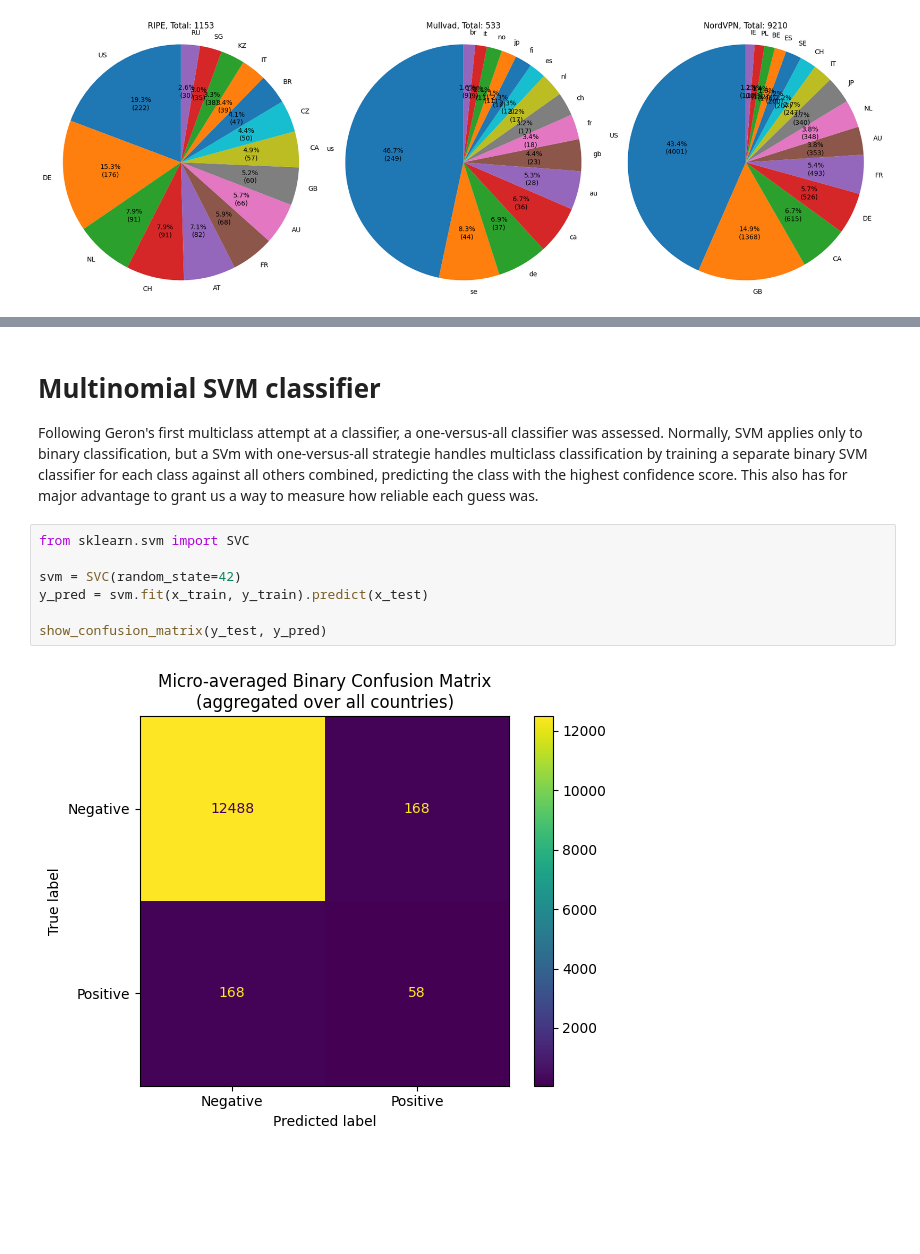
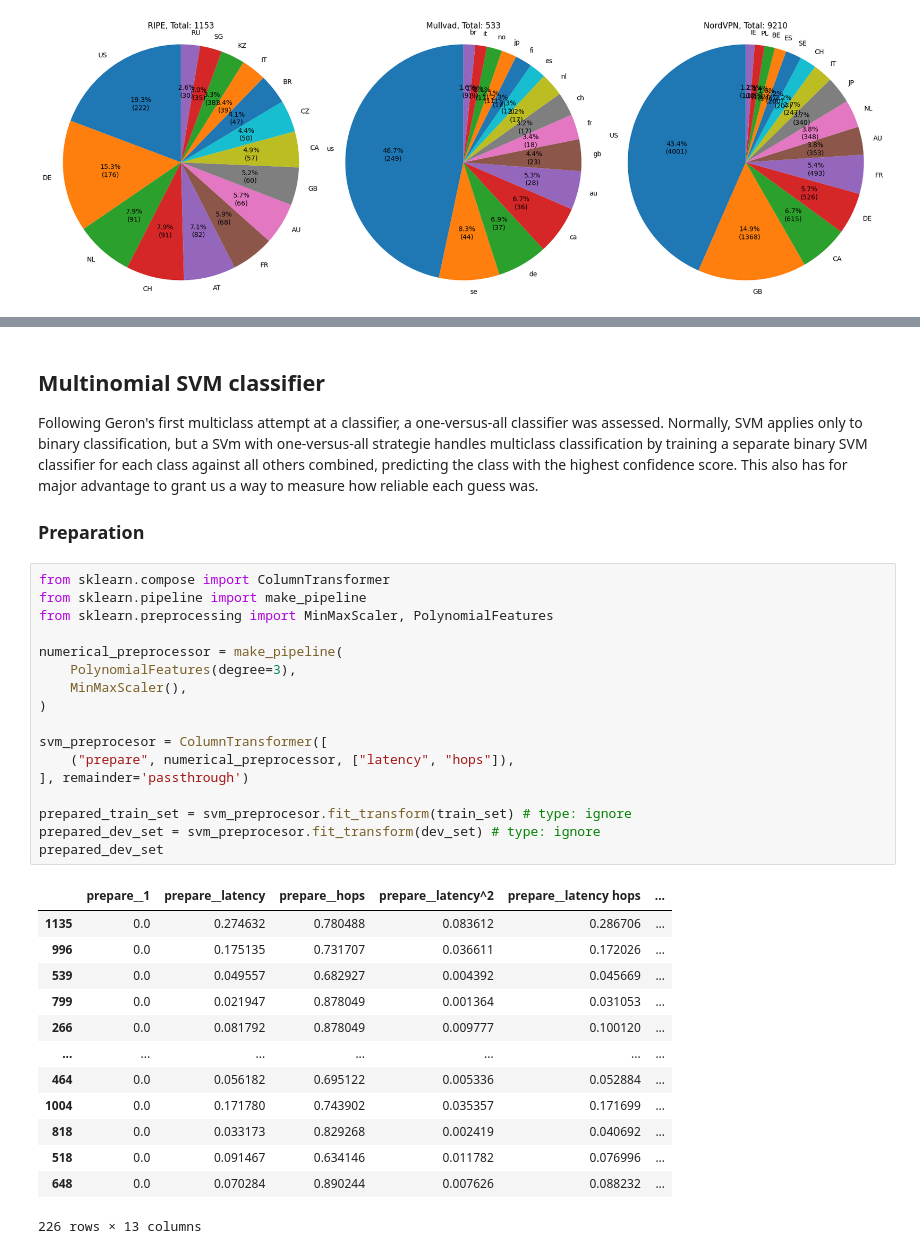
Before and after one commit to rtafurthgarcia/COM763-Assignment, a Jupyter notebook: app.ipynb, the cells around one changed output, grey strips where cells are left out. Drawn from its saved outputs; the diff is of its cells as text; blank space fills up the shorter version.

```diff
--- a/app.ipynb
+++ b/app.ipynb
@@ -90,15 +140,39 @@ generate_metrics([("Naive-Bayes", y_test, y_pred)])
 |  | Classifiers | Accuracy | Precision | Recall | F1-Score |
 | 0 | Naive-Bayes | 0.230088 | 0.198858 | 0.230088 | 0.166715 |
 # %% [markdown]
-# Multinomial SVM classifier
+## Multinomial SVM classifier
 
 Following Geron's first multiclass attempt at a classifier, a one-versus-all classifier was assessed. Normally, SVM applies only to binary classification, but a SVm with one-versus-all strategie handles multiclass classification by training a separate binary SVM classifier for each class against all others combined, predicting the class with the highest confidence score. This also has for major advantage to grant us a way to measure how reliable each guess was.
+
+### Preparation
-# %%
-from sklearn.svm import SVC
-
-svm = SVC(random_state=42)
-y_pred = svm.fit(x_train, y_train).predict(x_test)
-
-show_confusion_matrix(y_test, y_pred)
-# %% [output]
-[figure, removed]
+# %%
+from sklearn.compose import ColumnTransformer
+from sklearn.pipeline import make_pipeline
+from sklearn.preprocessing import MinMaxScaler, PolynomialFeatures
+
+numerical_preprocessor = make_pipeline(
+    PolynomialFeatures(degree=3),
+    MinMaxScaler(),
+)
+
+svm_preprocesor = ColumnTransformer([
+    ("prepare", numerical_preprocessor, ["latency", "hops"]),
+], remainder='passthrough')
+
+prepared_train_set = svm_preprocesor.fit_transform(train_set) # type: ignore
+prepared_dev_set = svm_preprocesor.fit_transform(dev_set) # type: ignore
+prepared_dev_set
+# %% [output]
+|  | prepare__1 | prepare__latency | prepare__hops | prepare__latency^2 | prepare__latency hops | ... |
+| 1135 | 0.0 | 0.274632 | 0.780488 | 0.083612 | 0.286706 | ... |
+| 996 | 0.0 | 0.175135 | 0.731707 | 0.036611 | 0.172026 | ... |
+| 539 | 0.0 | 0.049557 | 0.682927 | 0.004392 | 0.045669 | ... |
+| 799 | 0.0 | 0.021947 | 0.878049 | 0.001364 | 0.031053 | ... |
+| 266 | 0.0 | 0.081792 | 0.878049 | 0.009777 | 0.100120 | ... |
+| ... | ... | ... | ... | ... | ... | ... |
+| 464 | 0.0 | 0.056182 | 0.695122 | 0.005336 | 0.052884 | ... |
+| 1004 | 0.0 | 0.171780 | 0.743902 | 0.035357 | 0.171699 | ... |
+| 818 | 0.0 | 0.033173 | 0.829268 | 0.002419 | 0.040692 | ... |
+| 518 | 0.0 | 0.091467 | 0.634146 | 0.011782 | 0.076996 | ... |
+| 648 | 0.0 | 0.070284 | 0.890244 | 0.007626 | 0.088232 | ... |
+226 rows × 13 columns
```
Also changed, not shown: parts of 12 cells of this notebook.
